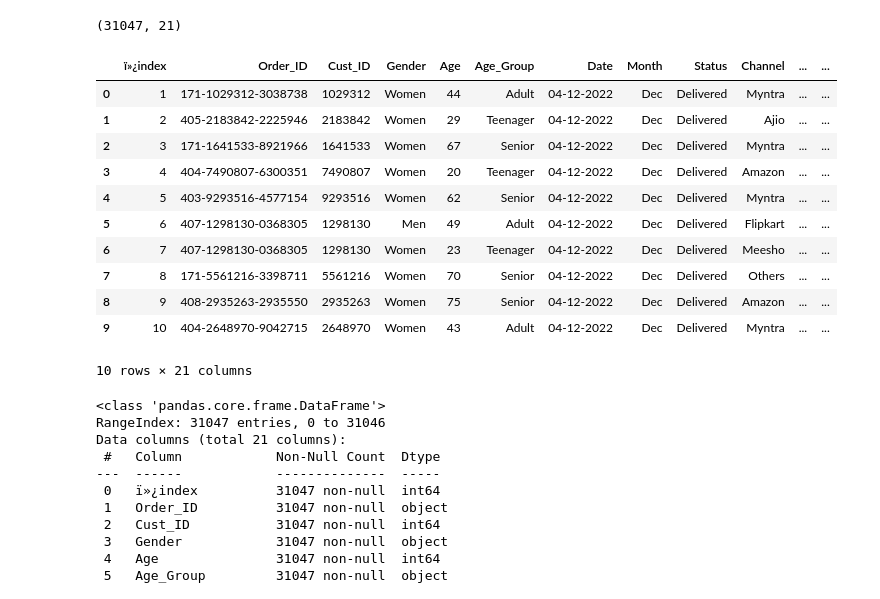
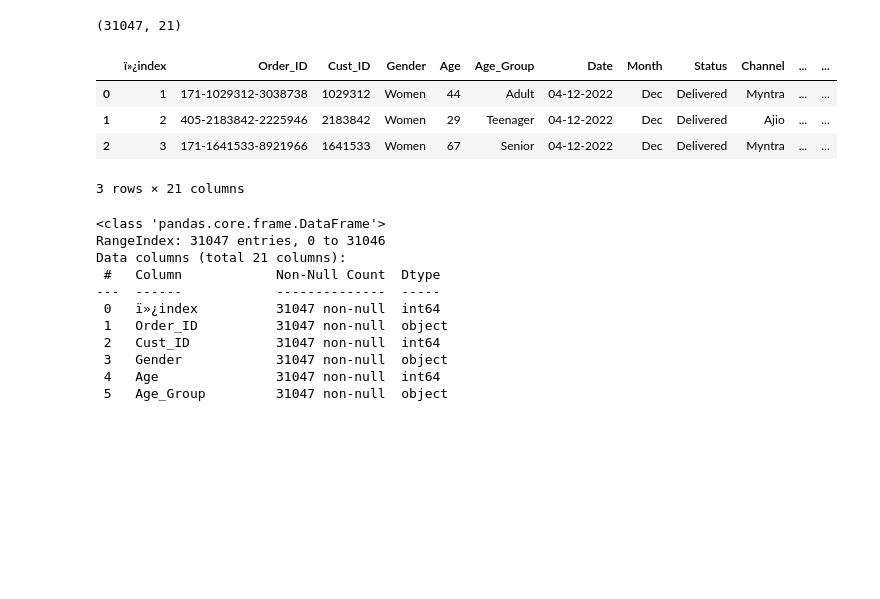
Before and after one commit to tanveermarne20/StoreAnalysis, a Jupyter notebook: StoreAnalysis.ipynb, the cells around one changed output. Cells and saved outputs as stored; diff of their text form; code cells hidden in the pictures; blank space fills up the shorter version.

```diff
--- a/StoreAnalysis.ipynb
+++ b/StoreAnalysis.ipynb
@@ -11,20 +11,13 @@ df.shape
 # %% [output]
 (31047, 21)
 # %%
-df.head(10)
+df.head(3)
 # %% [output]
 |  | ï»¿index | Order_ID | Cust_ID | Gender | Age | Age_Group | Date | Month | Status | Channel | ... | ... |
 | 0 | 1 | 171-1029312-3038738 | 1029312 | Women | 44 | Adult | 04-12-2022 | Dec | Delivered | Myntra | ... | ... |
 | 1 | 2 | 405-2183842-2225946 | 2183842 | Women | 29 | Teenager | 04-12-2022 | Dec | Delivered | Ajio | ... | ... |
 | 2 | 3 | 171-1641533-8921966 | 1641533 | Women | 67 | Senior | 04-12-2022 | Dec | Delivered | Myntra | ... | ... |
-| 3 | 4 | 404-7490807-6300351 | 7490807 | Women | 20 | Teenager | 04-12-2022 | Dec | Delivered | Amazon | ... | ... |
-| 4 | 5 | 403-9293516-4577154 | 9293516 | Women | 62 | Senior | 04-12-2022 | Dec | Delivered | Myntra | ... | ... |
-| 5 | 6 | 407-1298130-0368305 | 1298130 | Men | 49 | Adult | 04-12-2022 | Dec | Delivered | Flipkart | ... | ... |
-| 6 | 7 | 407-1298130-0368305 | 1298130 | Women | 23 | Teenager | 04-12-2022 | Dec | Delivered | Meesho | ... | ... |
-| 7 | 8 | 171-5561216-3398711 | 5561216 | Women | 70 | Senior | 04-12-2022 | Dec | Delivered | Others | ... | ... |
-| 8 | 9 | 408-2935263-2935550 | 2935263 | Women | 75 | Senior | 04-12-2022 | Dec | Delivered | Amazon | ... | ... |
-| 9 | 10 | 404-2648970-9042715 | 2648970 | Women | 43 | Adult | 04-12-2022 | Dec | Delivered | Myntra | ... | ... |
-10 rows × 21 columns
+3 rows × 21 columns
 # %%
 df.info()
 # %% [output]
```
Also changed, not shown: parts of 5 cells of this notebook, 1 other file.
